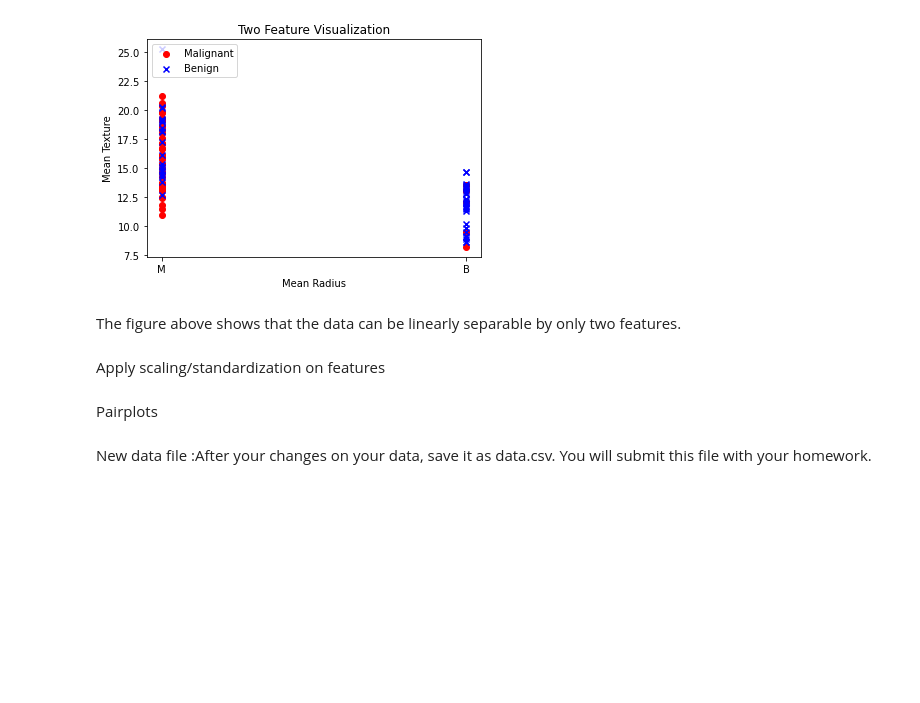
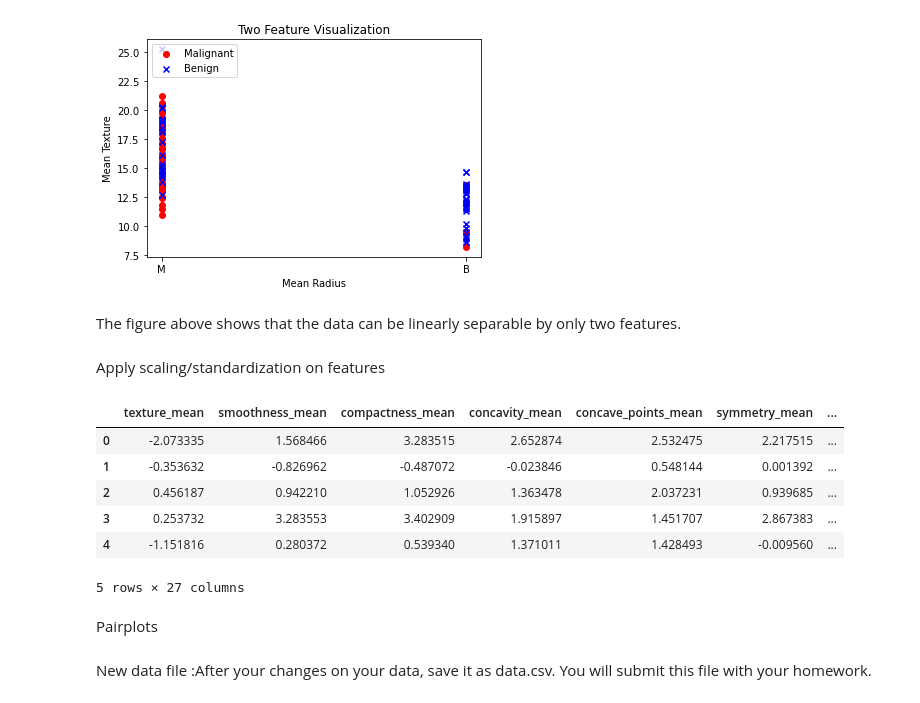
Before and after one commit to SevilayMalkoc/breast-cancer-classification, a Jupyter notebook: data_process.ipynb, the cells around one changed output. Drawn from its saved outputs; the diff is of its cells as text; code cells hidden in the pictures; blank space fills up the shorter version.

```diff
--- a/data_process.ipynb
+++ b/data_process.ipynb
@@ -144,6 +145,18 @@ plt.show()
 The figure above shows that the data can be linearly separable by only two features.
 # %% [markdown]
 Apply scaling/standardization on features
+# %%
+new_df = data_file.iloc[:, 3:]
+new_df[new_df.columns] = StandardScaler().fit_transform(new_df)
+new_df.head(5)
+# %% [output]
+|  | texture_mean | smoothness_mean | compactness_mean | concavity_mean | concave_points_mean | symmetry_mean | ... |
+| 0 | -2.073335 | 1.568466 | 3.283515 | 2.652874 | 2.532475 | 2.217515 | ... |
+| 1 | -0.353632 | -0.826962 | -0.487072 | -0.023846 | 0.548144 | 0.001392 | ... |
+| 2 | 0.456187 | 0.942210 | 1.052926 | 1.363478 | 2.037231 | 0.939685 | ... |
+| 3 | 0.253732 | 3.283553 | 3.402909 | 1.915897 | 1.451707 | 2.867383 | ... |
+| 4 | -1.151816 | 0.280372 | 0.539340 | 1.371011 | 1.428493 | -0.009560 | ... |
+5 rows × 27 columns
 # %% [markdown]
 Pairplots
 # %% [markdown]
```
Also changed, not shown: parts of 1 cell of this notebook.
